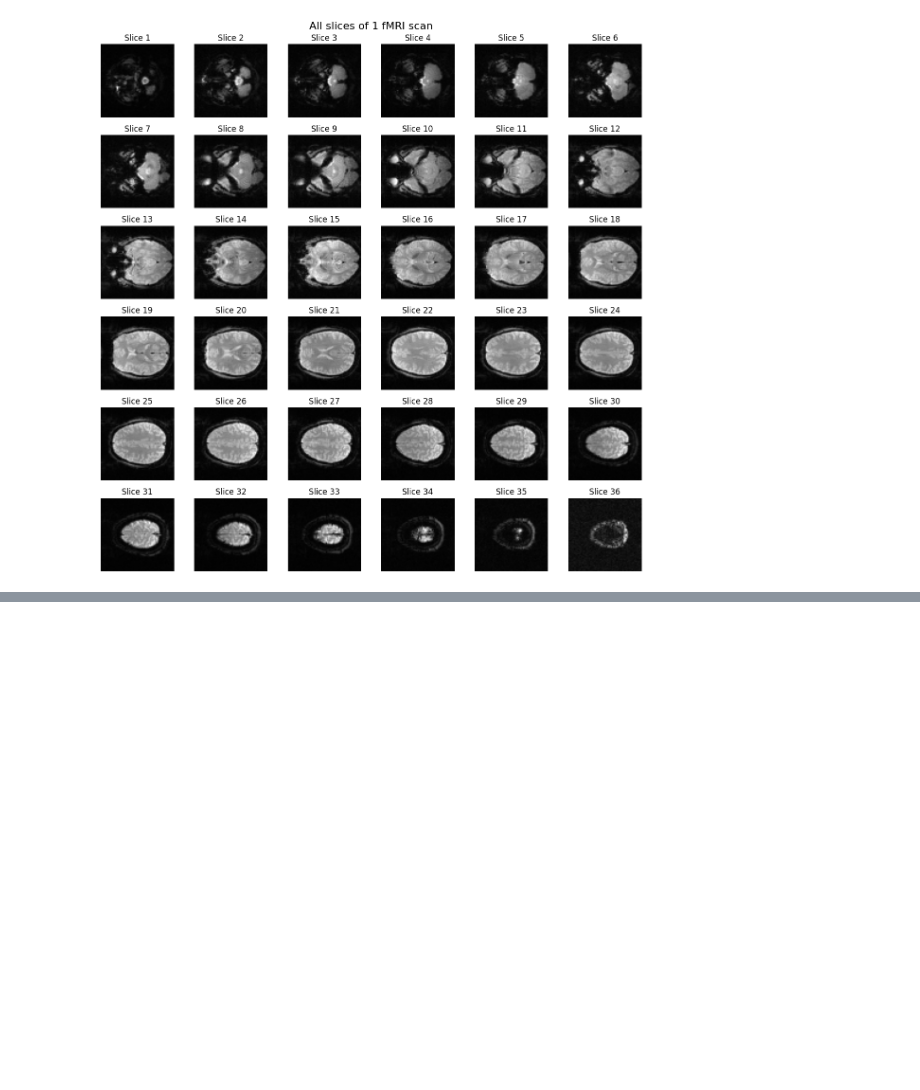
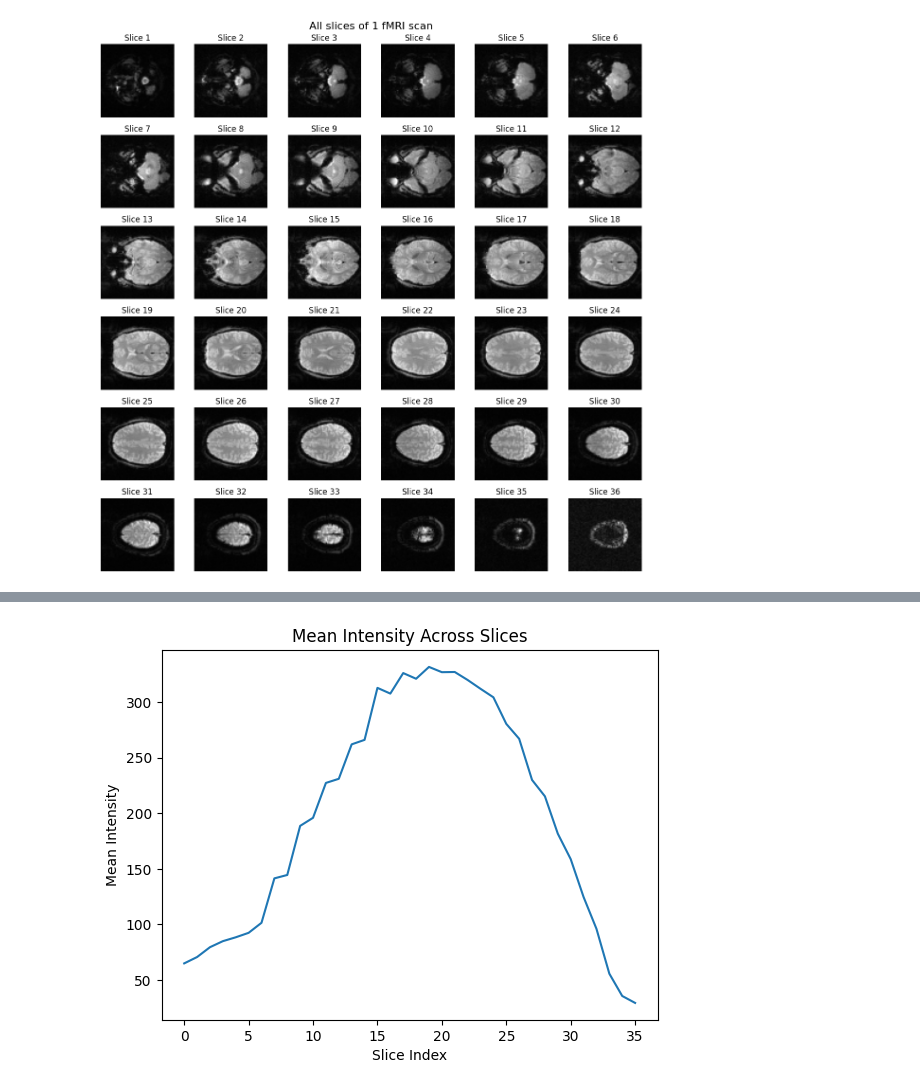
Before and after one commit to Adonimac/fMRI, a Jupyter notebook: test.ipynb, the cells around one changed output, grey strips where cells are left out. Cells and saved outputs as stored; diff of their text form; code cells hidden in the pictures; blank space fills up the shorter version.

```diff
--- a/test.ipynb
+++ b/test.ipynb
@@ -68,0 +54,10 @@ plt.show()
+# %%
+slice_means = [np.mean(data[:, :, i]) for i in range(data.shape[2])]
+
+plt.plot(slice_means)
+plt.title("Mean Intensity Across Slices")
+plt.xlabel("Slice Index")
+plt.ylabel("Mean Intensity")
+plt.show()
+# %% [output]
+[figure, added]
```
Also changed, not shown: parts of 4 cells of this notebook.
